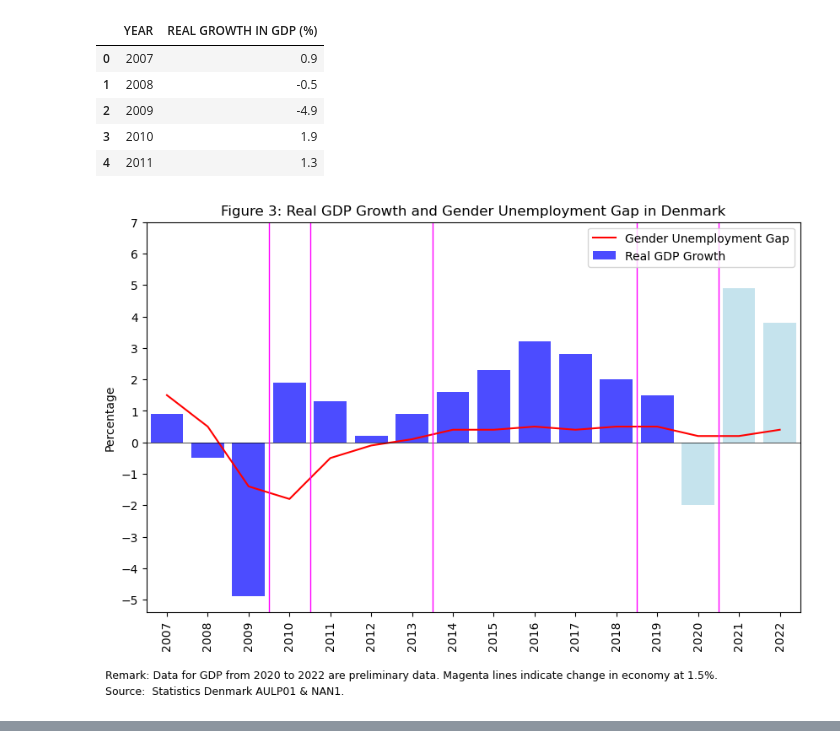
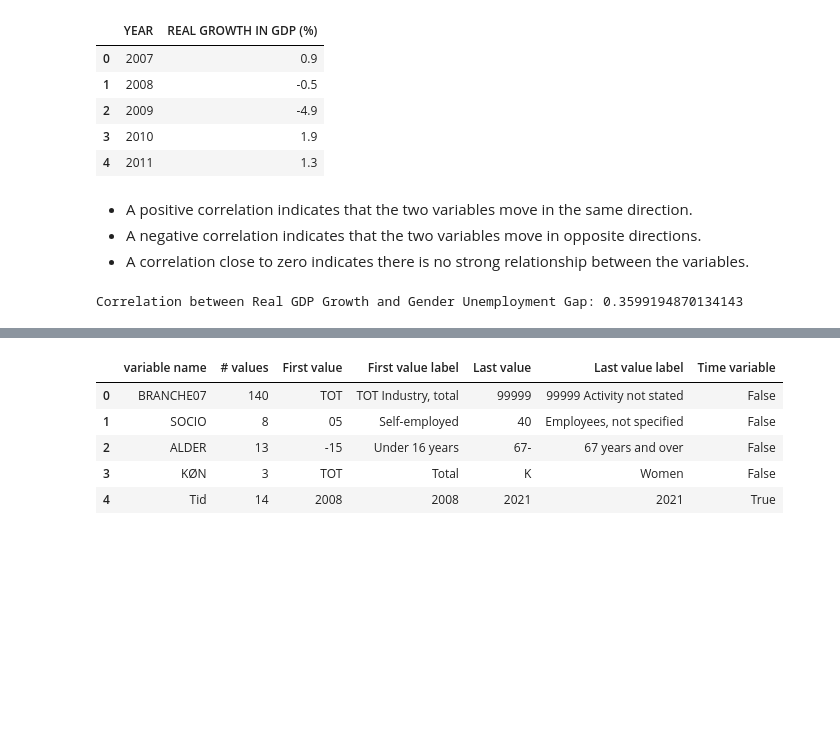
Before and after one commit to NumEconCopenhagen/projects-2023-kscd, a Jupyter notebook: dataproject/dataproject.ipynb, the cells around one changed output, grey strips where cells are left out. Saved outputs shown, nothing was run; the diff lists cells and outputs as text; code cells hidden in the pictures; blank space fills up the shorter version.

```diff
--- a/dataproject/dataproject.ipynb
+++ b/dataproject/dataproject.ipynb
@@ -197,47 +183,3 @@ GDP.head(5)
 | 2 | 2009 | -4.9 |
 | 3 | 2010 | 1.9 |
 | 4 | 2011 | 1.3 |
-# %%
-# Set the figure size
-plt.figure(figsize=(10,6))
-
-# Plot the gender unemployment gap as a line
-plt.plot(gender_gap['YEAR'],
-         gender_gap['GENDER UNEMPLOYMENT GAP (%)'],
-         color='red', label='Gender Unemployment Gap')
-
-# Creating a list of colors for each bar
-colors = ['blue'] * (len(GDP)-3) + ['lightblue'] * 3
-
-# Creating a bar plot of the GDP growth with different colors for the last 3 bars
-plt.bar(GDP['YEAR'], GDP['REAL GROWTH IN GDP (%)'], color=colors, alpha=0.7, label='Real GDP Growth')
-
-# Adding title and labels
-plt.title('Figure 3: Real GDP Growth and Gender Unemployment Gap in Denmark')
-plt.ylabel('Percentage')
-
-# Defining ticks for x- and y-axis
-plt.xticks(rotation=90)
-plt.xticks(range(2007, 2023))
-plt.xlim(2006.5, 2022.5)
-plt.yticks(np.arange(-5, 8, 1))
-
-# Adding a horizontal line at y=0
-plt.axhline(y=0, color='black', linewidth=0.5)
-
-# Adding vertical lines to show change in economy, when GDP growth is above or under 1.5%
-for i in range(1, len(GDP)):
-    if GDP['REAL GROWTH IN GDP (%)'][i] > 1.5 and GDP['REAL GROWTH IN GDP (%)'][i-1] <= 1.5:
-        plt.axvline(x=GDP['YEAR'][i-1] + 0.5, color='magenta', linewidth=1)
-    elif GDP['REAL GROWTH IN GDP (%)'][i] <= 1.5 and GDP['REAL GROWTH IN GDP (%)'][i-1] > 1.5:
-        plt.axvline(x=GDP['YEAR'][i-1] + 0.5, color='magenta', linewidth=1)
-
-# Adding text boxes for remarks and source
-plt.text(2005.5, -7.5, 'Remark: Data for GDP from 2020 to 2022 are preliminary data. Magenta lines indicate change in economy at 1.5%.', fontsize=9)
-plt.text(2005.5, -8, 'Source:  Statistics Denmark AULP01 & NAN1.',fontsize=9)
-
-# Adding a legend and plotting
-plt.legend(loc='upper right')
-plt.show()
-# %% [output]
-[figure, removed]
@@ -243,0 +223,23 @@ plt.show()
+# %% [markdown]
+- A positive correlation indicates that the two variables move in the same direction.
+- A negative correlation indicates that the two variables move in opposite directions.
+- A correlation close to zero indicates there is no strong relationship between the variables.
+# %%
+# Merge the GDP and gender_gap dataframes on 'YEAR'
+merged_data = pd.merge(GDP, gender_gap, on='YEAR')
+
+# Calculate the correlation between 'REAL GROWTH IN GDP (%)' and 'GENDER UNEMPLOYMENT GAP (%)'
+correlation = merged_data['REAL GROWTH IN GDP (%)'].corr(merged_data['GENDER UNEMPLOYMENT GAP (%)'])
+
+# Print the correlation
+print("Correlation between Real GDP Growth and Gender Unemployment Gap:", correlation)
+# %% [output]
+Correlation between Real GDP Growth and Gender Unemployment Gap: 0.3599194870134143
+# %%
+# Searching for GDP data through DST API
+employment_dst = DstApi('RAS300')
+
+# Creating and displaying the a summary of the GDP data
+summary_employment = employment_dst.tablesummary(language='en')
+summary_employment
+# %% [output]
@@ -243,0 +248,6 @@ plt.show()
+|  | variable name | # values | First value | First value label | Last value | Last value label | Time variable |
+| 0 | BRANCHE07 | 140 | TOT | TOT Industry, total | 99999 | 99999 Activity not stated | False |
+| 1 | SOCIO | 8 | 05 | Self-employed | 40 | Employees, not specified | False |
+| 2 | ALDER | 13 | -15 | Under 16 years | 67- | 67 years and over | False |
+| 3 | KØN | 3 | TOT | Total | K | Women | False |
+| 4 | Tid | 14 | 2008 | 2008 | 2021 | 2021 | True |
```
Also changed, not shown: parts of 12 cells of this notebook.
